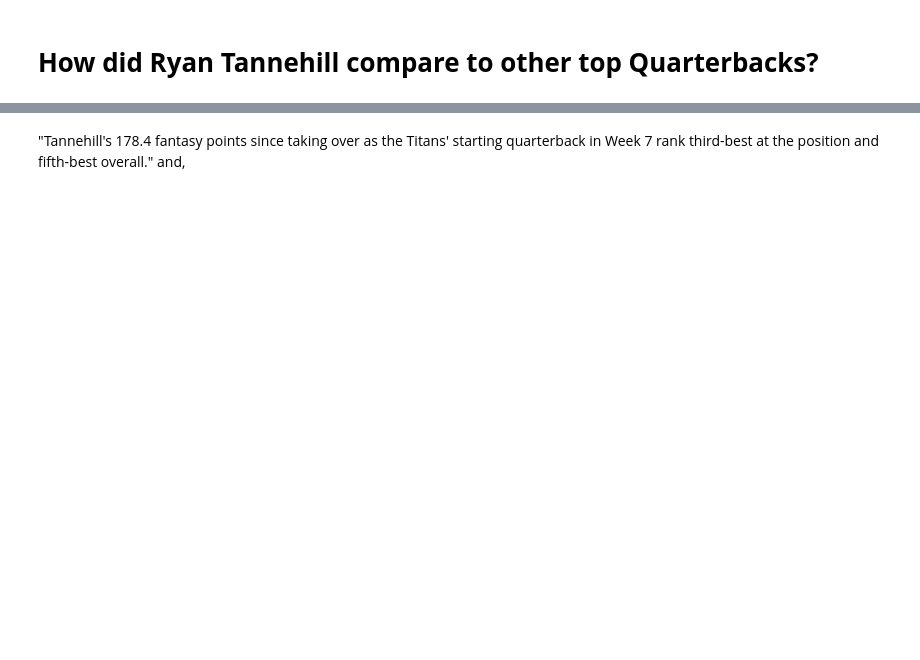
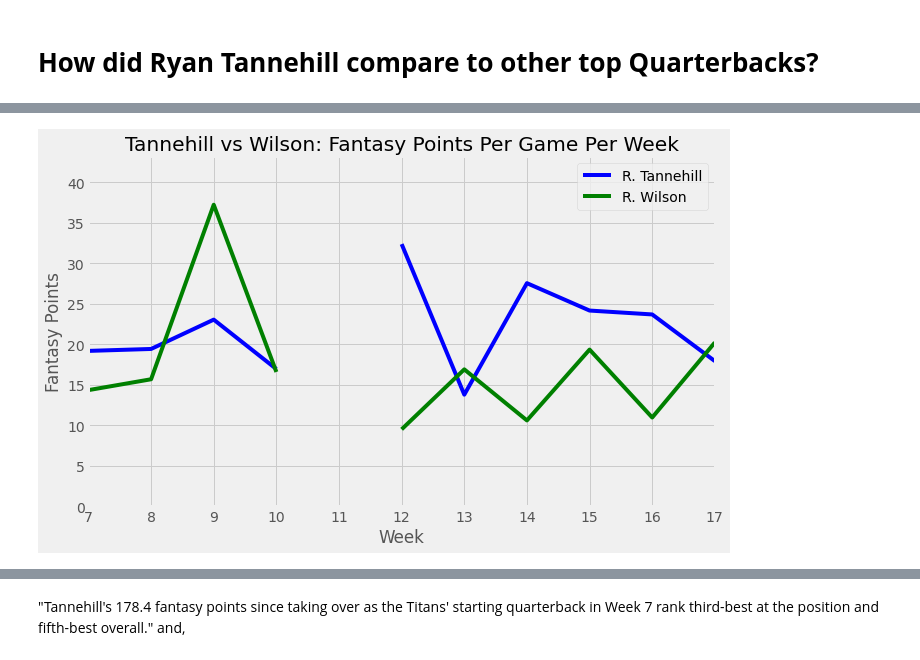
Before and after one commit to piercepatrick/Fantasy-Football-Analysis, a Jupyter notebook: Tannehilll_Analysis.ipynb, the cells around one changed output, grey strips where cells are left out. Saved outputs shown, nothing was run; the diff lists cells and outputs as text; code cells hidden in the pictures; blank space fills up the shorter version.

```diff
--- a/Tannehilll_Analysis.ipynb
+++ b/Tannehilll_Analysis.ipynb
@@ -174,0 +181,14 @@ Name: FantasyPoints/GM, dtype: float64
+# %%
+rcParams['figure.figsize'] = 10, 6
+tannehill, = plt.plot(top_qbs.Tannehill, color = 'blue')
+wilson, = plt.plot(top_qbs.Wilson, color = 'green')
+plt.title('Tannehill vs Wilson: Fantasy Points Per Game Per Week')
+plt.xlabel('Week')
+plt.ylabel('Fantasy Points')
+plt.xlim(7,17)
+plt.yticks([0,5,10, 15, 20,25,30,35,40])
+plt.xticks([7,8,9,10,11,12,13,14,15,16,17])
+plt.legend([tannehill, wilson], ['R. Tannehill', 'R. Wilson'])
+plt.style.use('fivethirtyeight')
+# %% [output]
+[figure, added]
```
Also changed, not shown: parts of 8 cells of this notebook.
